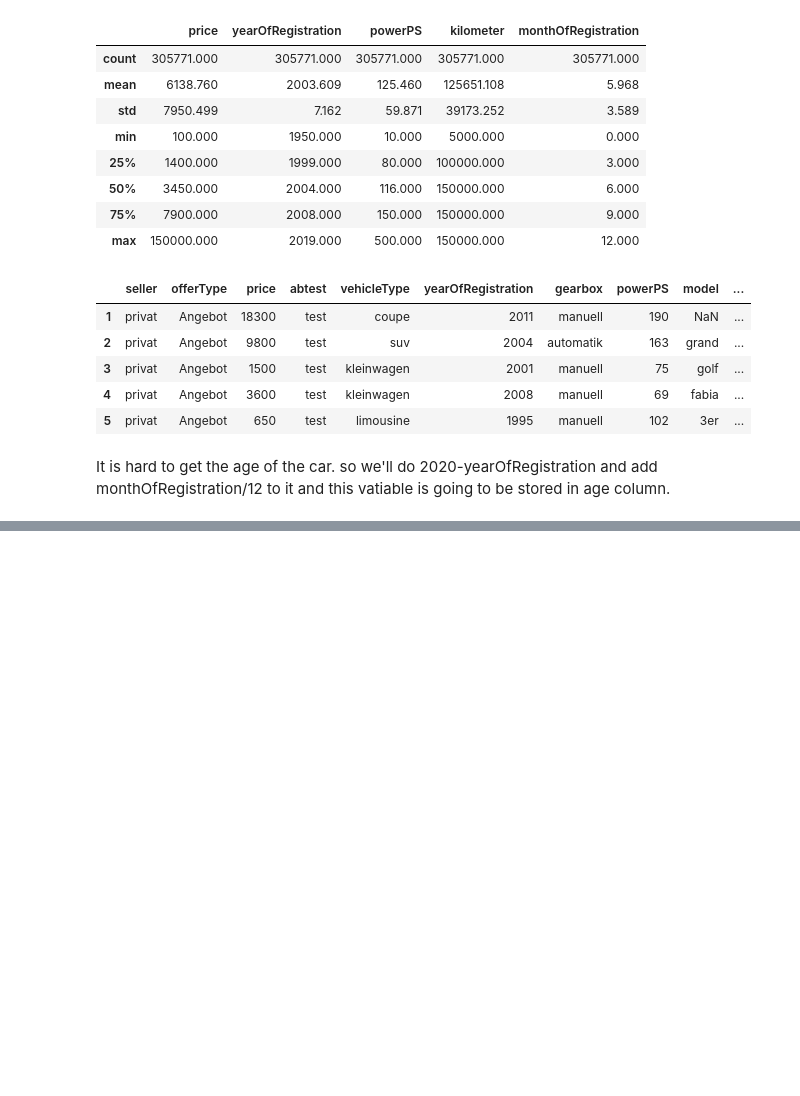
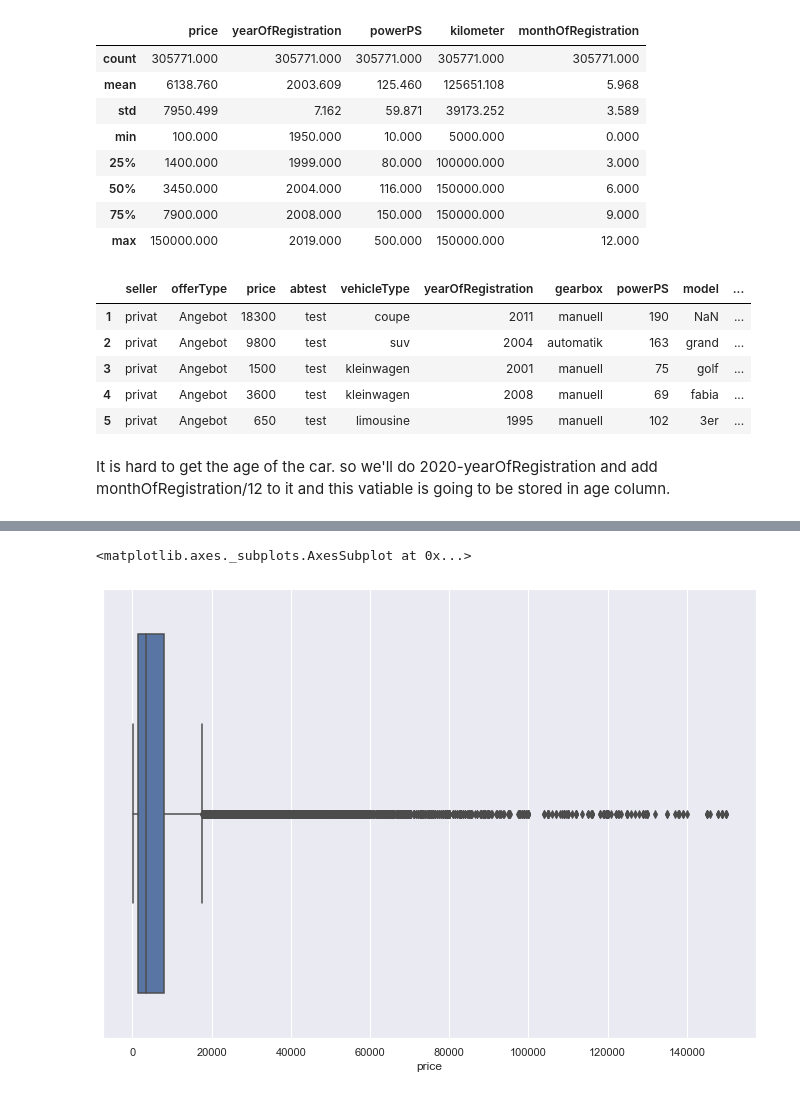
Before and after one commit to ketan9808/ML_Car_price_prediction, a Jupyter notebook: Car_price_prediction.ipynb, the cells around one changed output, grey strips where cells are left out. Drawn from its saved outputs; the diff is of its cells as text; code cells hidden in the pictures; blank space fills up the shorter version.

```diff
--- a/Car_price_prediction.ipynb
+++ b/Car_price_prediction.ipynb
@@ -362,0 +375,5 @@ cars = cars.drop(columns = ['yearOfRegistration', 'monthOfRegistration'], axis =
+# %%
+sns.boxplot(x = cars.price)
+# %% [output]
+<matplotlib.axes._subplots.AxesSubplot at 0x...>
+[figure, added]
```
Also changed, not shown: parts of 44 cells of this notebook.
